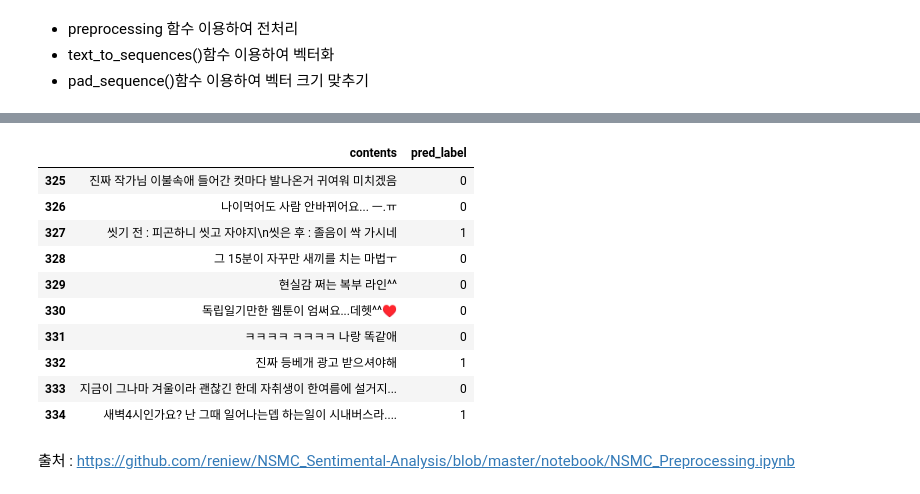
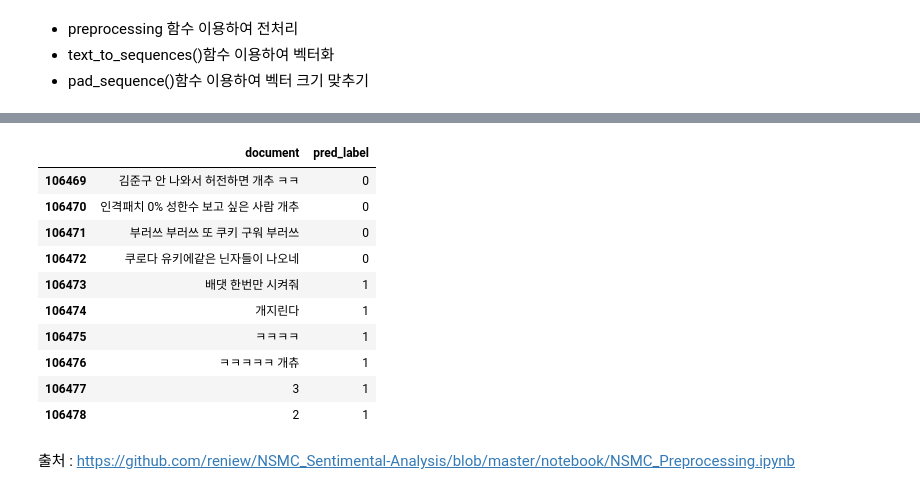
Before and after one commit to minzy213/skkukdt_minzy, a Jupyter notebook: DeepLearning/08_1_(practice)LSTM기반 감성분석with전처리.ipynb, the cells around one changed output, grey strips where cells are left out. Drawn from its saved outputs; the diff is of its cells as text; code cells hidden in the pictures.

```diff
--- a/DeepLearning/08_1_(practice)LSTM기반 감성분석with전처리.ipynb
+++ b/DeepLearning/08_1_(practice)LSTM기반 감성분석with전처리.ipynb
@@ -281,0 +261,4 @@ Epoch 7/7
+# %%
+## model fit
+early = tf.keras.callbacks.EarlyStopping(monitor='val_loss', patience=3)
+model.fit(X_train, y_train, epochs= 100, batch_size = 100, validation_split=0.2, callbacks=[early])
@@ -322,0 +338,8 @@ df_comment
+# %%
+url = 'https://apis.naver.com/commentBox/cbox/web_naver_list_jsonp.json?ticket=comic&templateId=webtoon&pool=cbox3&_cv=20230829152227&_callback=jQuery363021554426825589923_1693788810122&lang=ko&country=KR&objectId=814566_2&categoryId=&pageSize=15&indexSize=10&groupId=814566&listType=OBJECT&pageType=more&page=2&currentPage=1&refresh=false&sort=NEW&current=458688474&prev=458696844&moreParam.direction=next&moreParam.prev=063eq13p5bsxw&moreParam.next=063eelncve8aw&_=1693788810126'
+headers = {
+    'Referer':'https://comic.naver.com/webtoon/detail?titleId=814566&no=2',
+    'User-Agent':'Mozilla/5.0 (Windows NT 10.0; Win64; x64) AppleWebKit/537.36 (KHTML, like Gecko) Chrome/116.0.0.0 Safari/537.36'
+}
+resp = requests.get(url, headers = headers)
+resp
@@ -322,0 +411,4 @@ df_comment
+# %%
+li = []
+for p in dic_full.values():
+    li += p
@@ -344,3 +425,23 @@ df_comment
+# %%
+## preprocessing 함수 이용하여 전처리
+
+
+okt = Okt()
+df_comment = pd.DataFrame(li, columns = ['document'])
+clean_review = df_comment['document'].apply(preprocessing, args = (okt, True, stop_words))
+
+
+
+
+
+
+## text_to_sequences()함수 이용하여 벡터화
+
+text_sequences_webtoon = tokenizer.texts_to_sequences(clean_review)
+
+
+## pad_sequence()함수 이용하여 벡터 크기 맞추기
+new_text = pad_sequences(text_sequences_webtoon, maxlen=MAX_SEQUENCE_LENGTH, padding='pre') # 문장의 길이가 50 단어가 넘어가면 자르고, 모자르면 0으로 채워 넣는다.
 # %%
 pred = model.predict(new_text)
 pred_label = np.where(pred > 0.5, 1, 0)
@@ -366,15 +458,15 @@ array([[0],
 # %%
 df_comment['pred_label'] = pred_label
-df_comment[['contents', 'pred_label']].tail(10)
+df_comment[['document', 'pred_label']].tail(10)
 # %% [output]
-|  | contents | pred_label |
-| 325 | 진짜 작가님 이불속애 들어간 컷마다 발나온거 귀여워 미치겠음 | 0 |
-| 326 | 나이먹어도 사람 안바뀌어요... ㅡ.ㅠ | 0 |
-| 327 | 씻기 전 : 피곤하니 씻고 자야지\n씻은 후 : 졸음이 싹 가시네 | 1 |
-| 328 | 그 15분이 자꾸만 새끼를 치는 마법ㅜ | 0 |
-| 329 | 현실감 쩌는 복부 라인^^ | 0 |
-| 330 | 독립일기만한 웹툰이 엄써요...데헷^^♥ | 0 |
-| 331 | ㅋㅋㅋㅋ ㅋㅋㅋㅋ 나랑 똑같애 | 0 |
-| 332 | 진짜 등베개 광고 받으셔야해 | 1 |
-| 333 | 지금이 그나마 겨울이라 괜찮긴 한데 자취생이 한여름에 설거지... | 0 |
-| 334 | 새벽4시인가요? 난 그때 일어나는뎁 하는일이 시내버스라.... | 1 |
+|  | document | pred_label |
+| 106469 | 김준구 안 나와서 허전하면 개추 ㅋㅋ | 0 |
+| 106470 | 인격패치 0% 성한수 보고 싶은 사람 개추 | 0 |
+| 106471 | 부러쓰 부러쓰 또 쿠키 구워 부러쓰 | 0 |
+| 106472 | 쿠로다 유키에같은 닌자들이 나오네 | 0 |
+| 106473 | 배댓 한번만 시켜줘 | 1 |
+| 106474 | 개지린다 | 1 |
+| 106475 | ㅋㅋㅋㅋ | 1 |
+| 106476 | ㅋㅋㅋㅋㅋ 개츄 | 1 |
+| 106477 | 3 | 1 |
+| 106478 | 2 | 1 |
```
Also changed, not shown: parts of 15 cells of this notebook, 4 other files.
